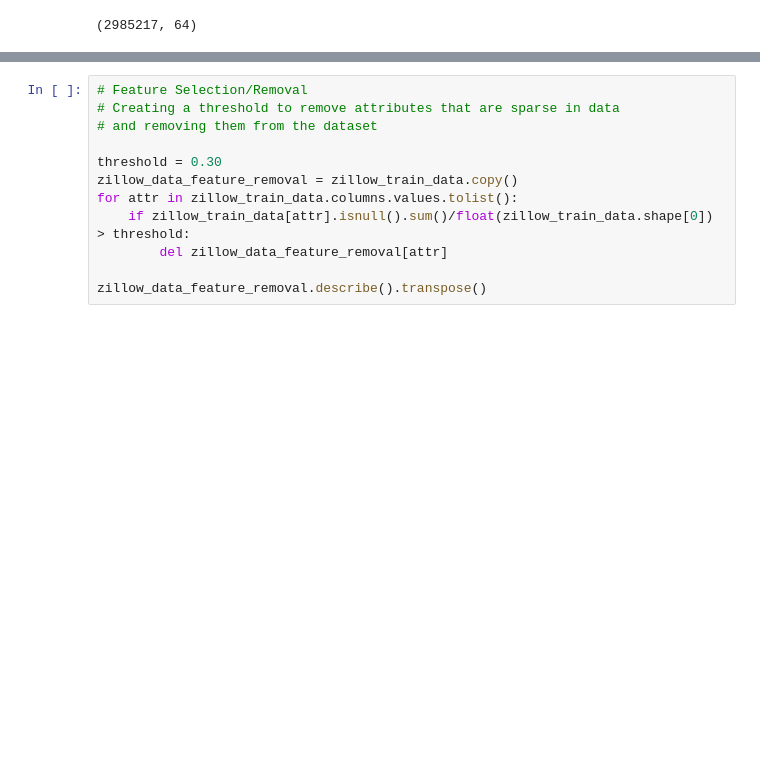
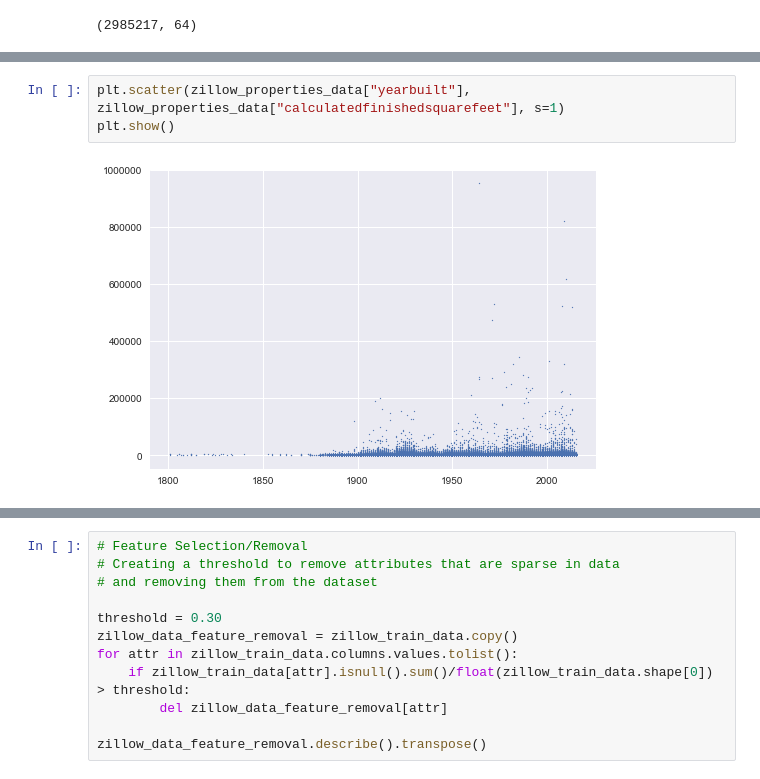
Before and after one commit to VinodKumarLogan/CSE519-2017-111491311, a Jupyter notebook: HW2/HW2.ipynb, the cells around one changed output, grey strips where cells are left out. Saved outputs shown, nothing was run; the diff lists cells and outputs as text; blank space fills up the shorter version.

```diff
--- a/HW2/HW2.ipynb
+++ b/HW2/HW2.ipynb
@@ -136,0 +156,5 @@ zillow_test_data.shape
+# %%
+plt.scatter(zillow_properties_data["yearbuilt"], zillow_properties_data["calculatedfinishedsquarefeet"], s=1)
+plt.show()
+# %% [output]
+[figure, added]
```
Also changed, not shown: parts of 13 cells of this notebook.
